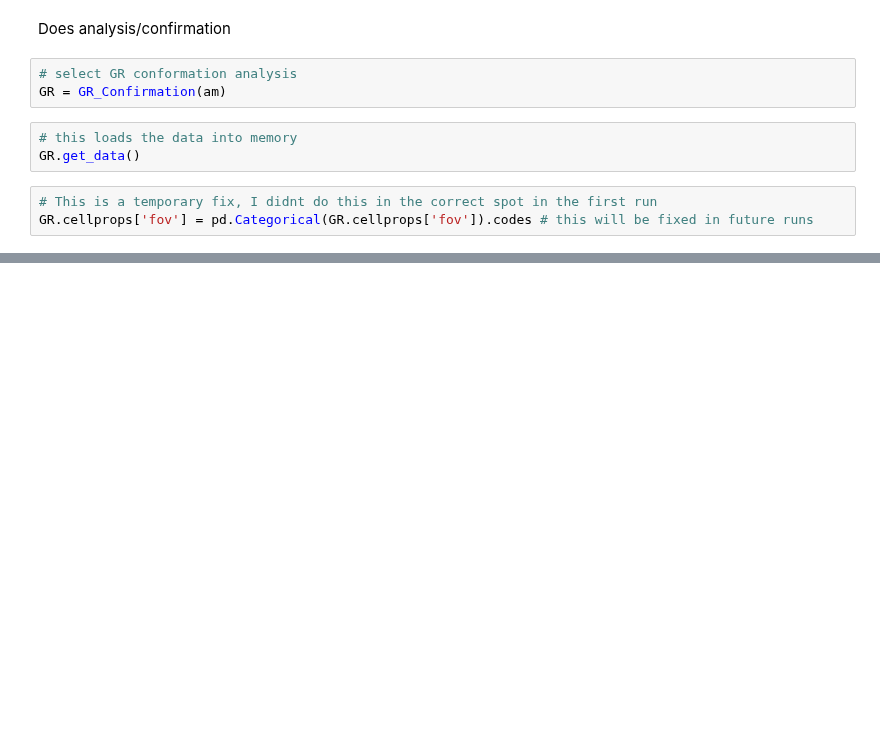
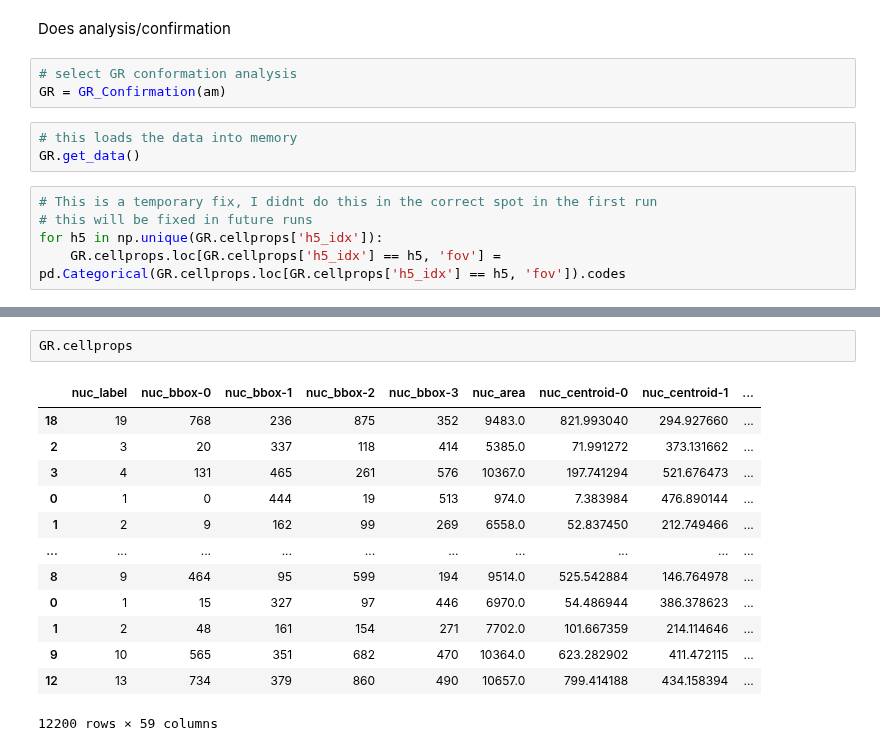
Before and after one commit to Formanj-0/AngelFISH, a Jupyter notebook: Publications/Ron_2024/GR_Confimation.ipynb, the cells around one changed output, grey strips where cells are left out. Cells and saved outputs as stored; diff of their text form; blank space fills up the shorter version.

```diff
--- a/Publications/Ron_2024/GR_Confimation.ipynb
+++ b/Publications/Ron_2024/GR_Confimation.ipynb
@@ -43,4 +56,6 @@ GR = GR_Confirmation(am)
 GR.get_data()
 # %%
 # This is a temporary fix, I didnt do this in the correct spot in the first run
-GR.cellprops['fov'] = pd.Categorical(GR.cellprops['fov']).codes # this will be fixed in future runs
+# this will be fixed in future runs
+for h5 in np.unique(GR.cellprops['h5_idx']):
+    GR.cellprops.loc[GR.cellprops['h5_idx'] == h5, 'fov'] = pd.Categorical(GR.cellprops.loc[GR.cellprops['h5_idx'] == h5, 'fov']).codes
@@ -52,0 +121,16 @@ GR.display()
+# %%
+GR.cellprops
+# %% [output]
+|  | nuc_label | nuc_bbox-0 | nuc_bbox-1 | nuc_bbox-2 | nuc_bbox-3 | nuc_area | nuc_centroid-0 | nuc_centroid-1 | ... |
+| 18 | 19 | 768 | 236 | 875 | 352 | 9483.0 | 821.993040 | 294.927660 | ... |
+| 2 | 3 | 20 | 337 | 118 | 414 | 5385.0 | 71.991272 | 373.131662 | ... |
+| 3 | 4 | 131 | 465 | 261 | 576 | 10367.0 | 197.741294 | 521.676473 | ... |
+| 0 | 1 | 0 | 444 | 19 | 513 | 974.0 | 7.383984 | 476.890144 | ... |
+| 1 | 2 | 9 | 162 | 99 | 269 | 6558.0 | 52.837450 | 212.749466 | ... |
+| ... | ... | ... | ... | ... | ... | ... | ... | ... | ... |
+| 8 | 9 | 464 | 95 | 599 | 194 | 9514.0 | 525.542884 | 146.764978 | ... |
+| 0 | 1 | 15 | 327 | 97 | 446 | 6970.0 | 54.486944 | 386.378623 | ... |
+| 1 | 2 | 48 | 161 | 154 | 271 | 7702.0 | 101.667359 | 214.114646 | ... |
+| 9 | 10 | 565 | 351 | 682 | 470 | 10364.0 | 623.282902 | 411.472115 | ... |
+| 12 | 13 | 734 | 379 | 860 | 490 | 10657.0 | 799.414188 | 434.158394 | ... |
+12200 rows × 59 columns
```
Also changed, not shown: parts of 7 cells of this notebook, 3 other files.
